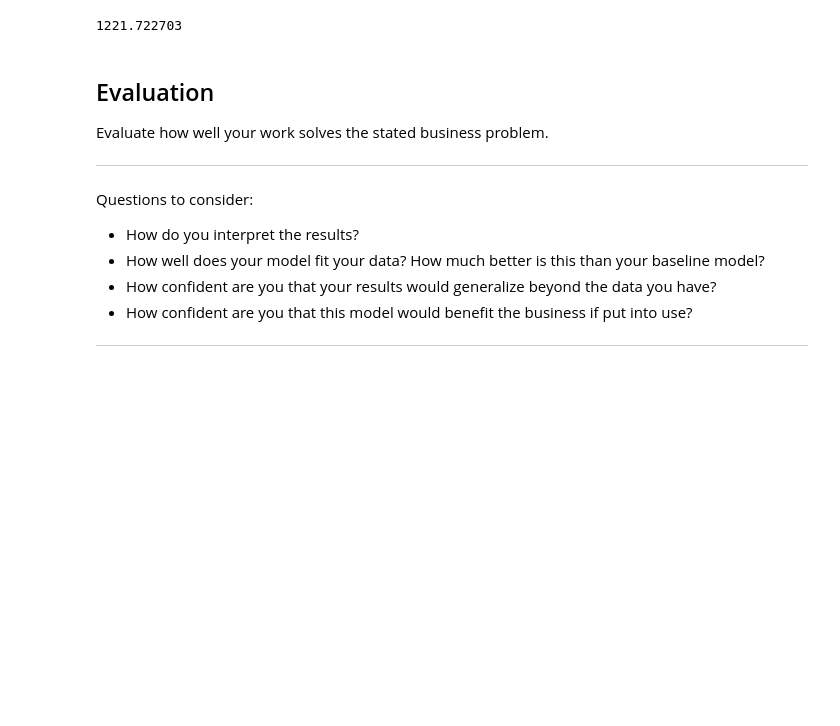
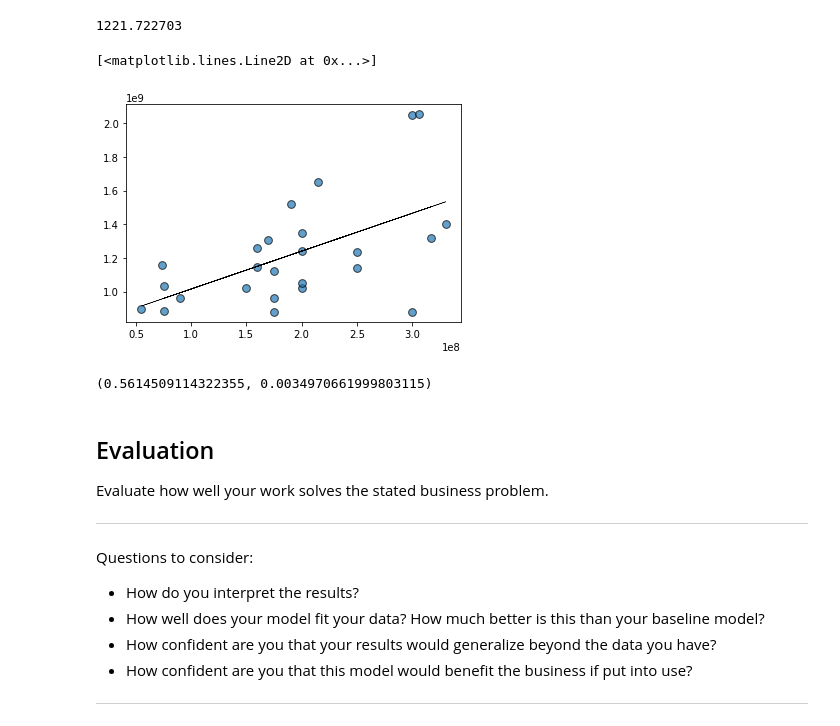
Before and after one commit to arecai/ari_first_attem, a Jupyter notebook: dsc-phase1-project-template.ipynb, the cells around one changed output. Saved outputs shown, nothing was run; the diff lists cells and outputs as text; code cells hidden in the pictures; blank space fills up the shorter version.

```diff
--- a/dsc-phase1-project-template.ipynb
+++ b/dsc-phase1-project-template.ipynb
@@ -1165,3 +1238,25 @@ ax.scatter(x, y);
+# %%
+fig, ax = plt.subplots()
+
+# Graph X vs. Y as a scatter plot
+ax.scatter(tn_movie_top25['production_budget_new'], tn_movie_top25['worldwide_gross_new'], s=60, alpha=0.7, edgecolors="k")
+
+
+
+m, b = np.polyfit(tn_movie_top25['production_budget_new'], tn_movie_top25['worldwide_gross_new'], 1)
+
+
+plt.plot(tn_movie_top25['production_budget_new'], m*tn_movie_top25['production_budget_new'] + b,  color="black", lw=0.5)
+# %% [output]
+[<matplotlib.lines.Line2D at 0x...>]
+[figure, added]
+# %%
+stats.pearsonr(tn_movie_top25['production_budget_new'], tn_movie_top25['worldwide_gross_new'])
+
+#Pearson’s r (0,4063—same as we got in Excel, R, etc.)
+#A p-value. This is the probability that the true value of r is zero (no correlation).
+# %% [output]
+(0.5614509114322355, 0.0034970661999803115)
 # %% [markdown]
 ## Evaluation
 Evaluate how well your work solves the stated business problem.
```
Also changed, not shown: parts of 20 cells of this notebook.
